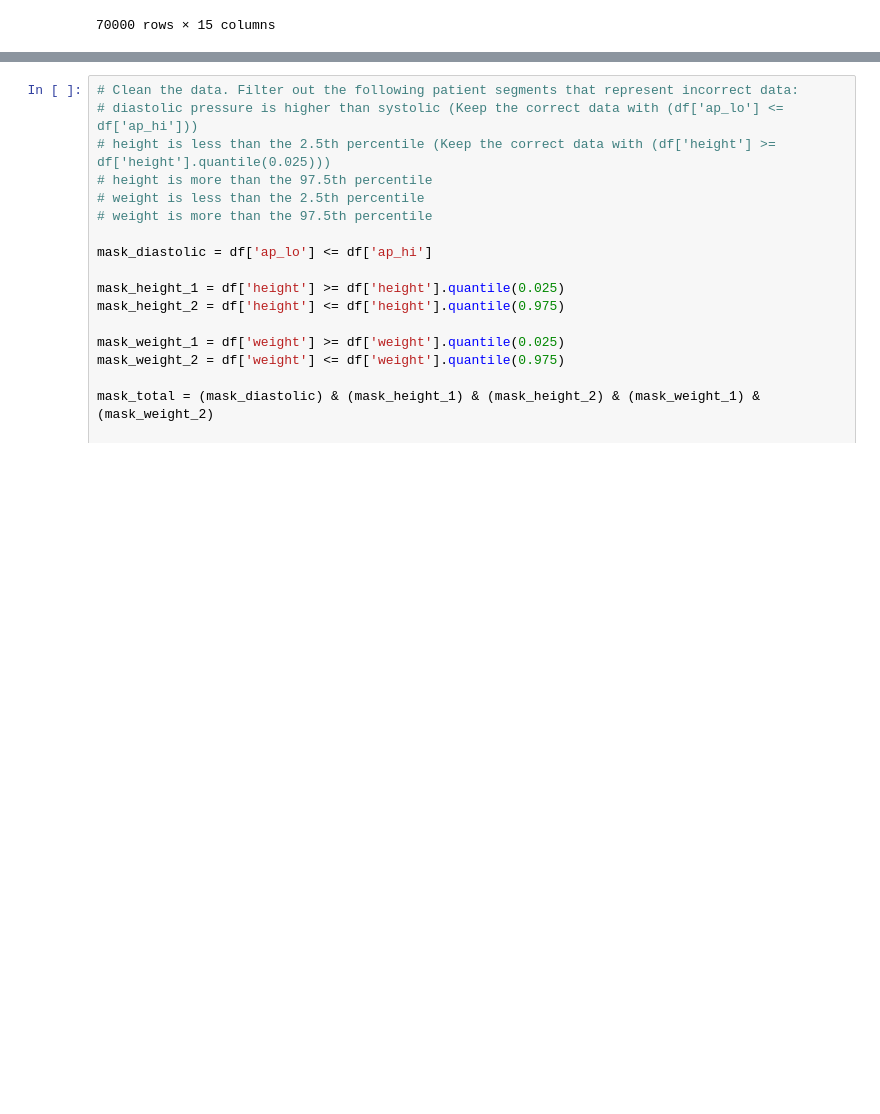
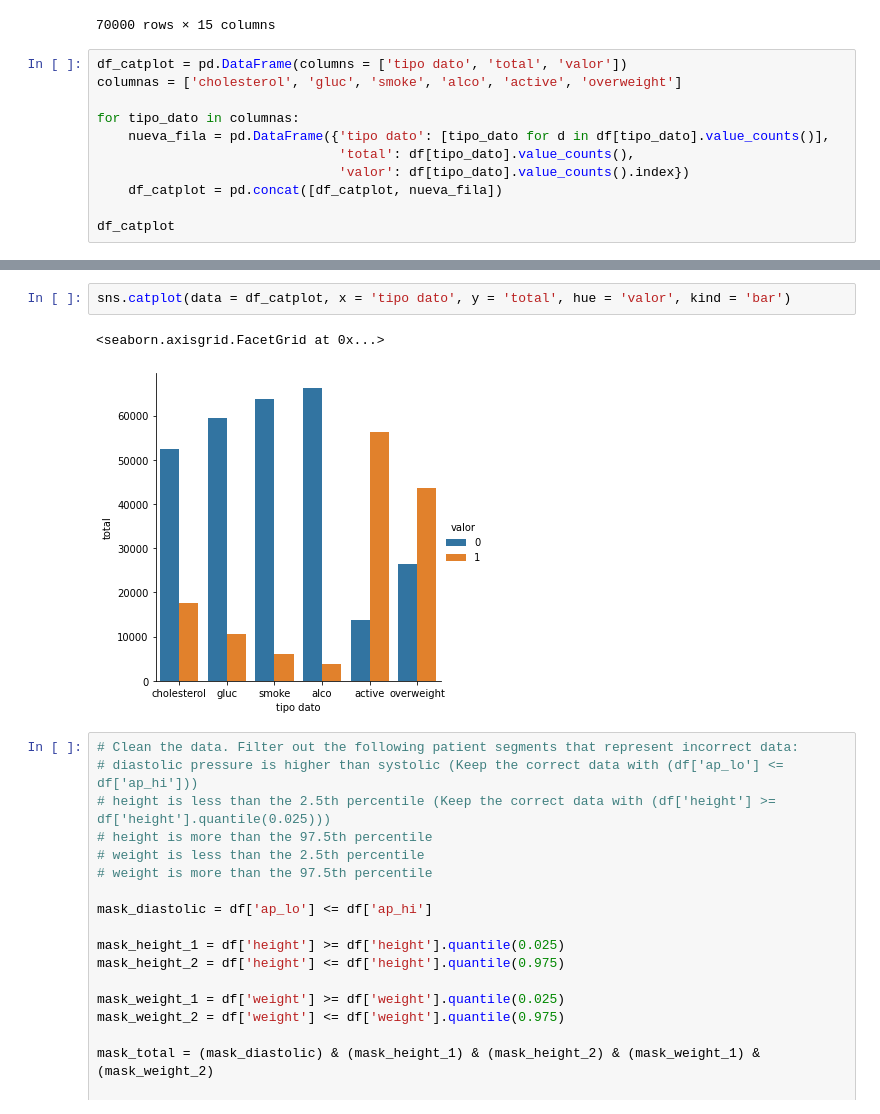
Before and after one commit to JavierRojas14/Medical_Data_Visualizer, a Jupyter notebook: medical_examination.ipynb, the cells around one changed output, grey strips where cells are left out. Cells and saved outputs as stored; diff of their text form; blank space fills up the shorter version.

Commit message:
Pude hacer el catplot. aunque no se si esta bien

```diff
--- a/medical_examination.ipynb
+++ b/medical_examination.ipynb
@@ -33,3 +33,14 @@ df
 | 69998 | 99998 | 22431 | 1 | 163 | 72.0 | 135 | 80 | 0 | 1 | 0 | 0 | ... |
 | 69999 | 99999 | 20540 | 1 | 170 | 72.0 | 120 | 80 | 1 | 0 | 0 | 0 | ... |
 70000 rows × 15 columns
+# %%
+df_catplot = pd.DataFrame(columns = ['tipo dato', 'total', 'valor'])
+columnas = ['cholesterol', 'gluc', 'smoke', 'alco', 'active', 'overweight']
+
+for tipo_dato in columnas:
+    nueva_fila = pd.DataFrame({'tipo dato': [tipo_dato for d in df[tipo_dato].value_counts()],
+                               'total': df[tipo_dato].value_counts(),
+                               'valor': df[tipo_dato].value_counts().index})
+    df_catplot = pd.concat([df_catplot, nueva_fila])
+
+df_catplot
@@ -36,3 +61,8 @@ df
+# %%
+sns.catplot(data = df_catplot, x = 'tipo dato', y = 'total', hue = 'valor', kind = 'bar')
+# %% [output]
+<seaborn.axisgrid.FacetGrid at 0x...>
+[figure, added]
 # %%
 # Clean the data. Filter out the following patient segments that represent incorrect data:
 # diastolic pressure is higher than systolic (Keep the correct data with (df['ap_lo'] <= df['ap_hi']))
```
Also changed, not shown: parts of 2 cells of this notebook, 1 other file.
